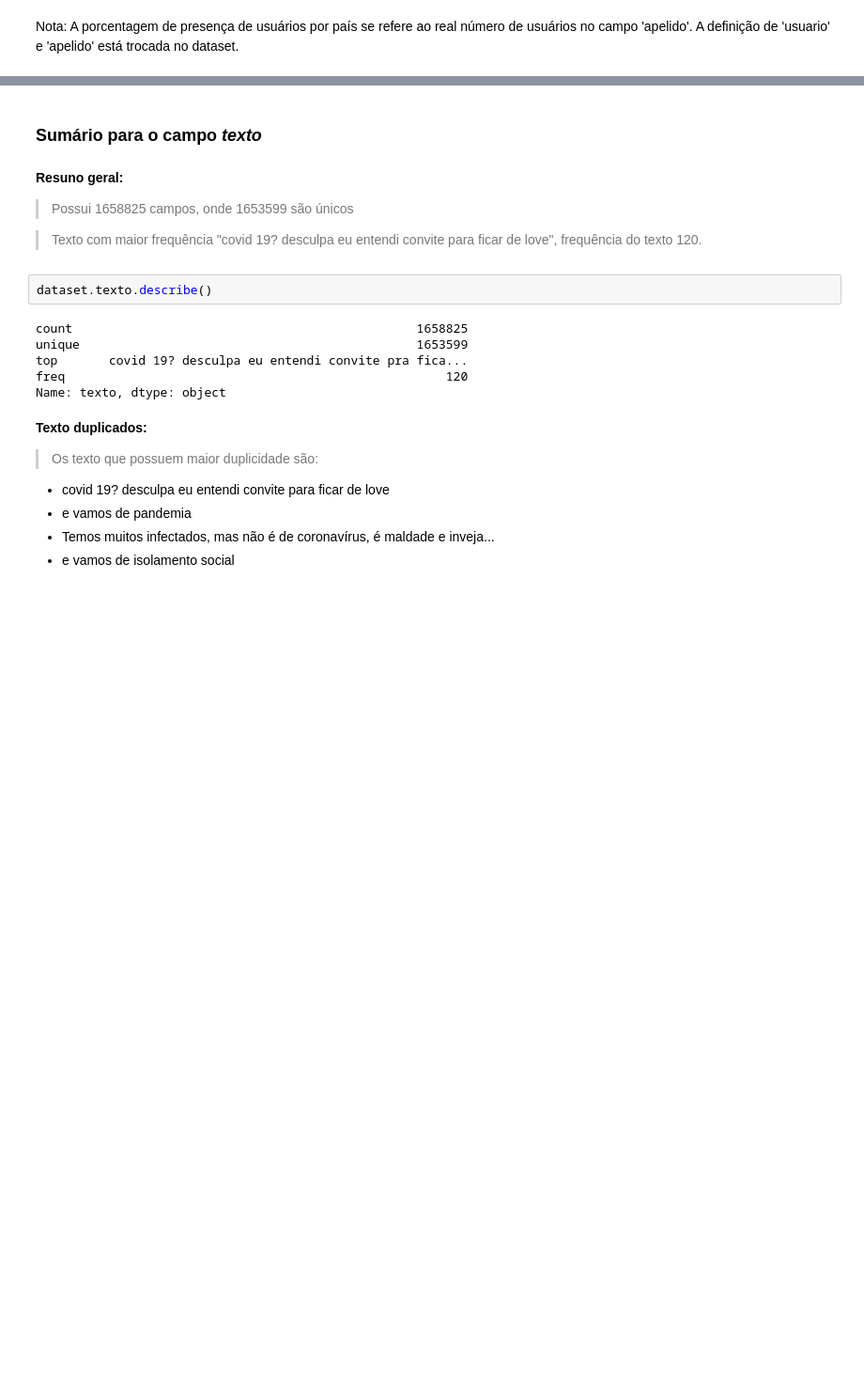
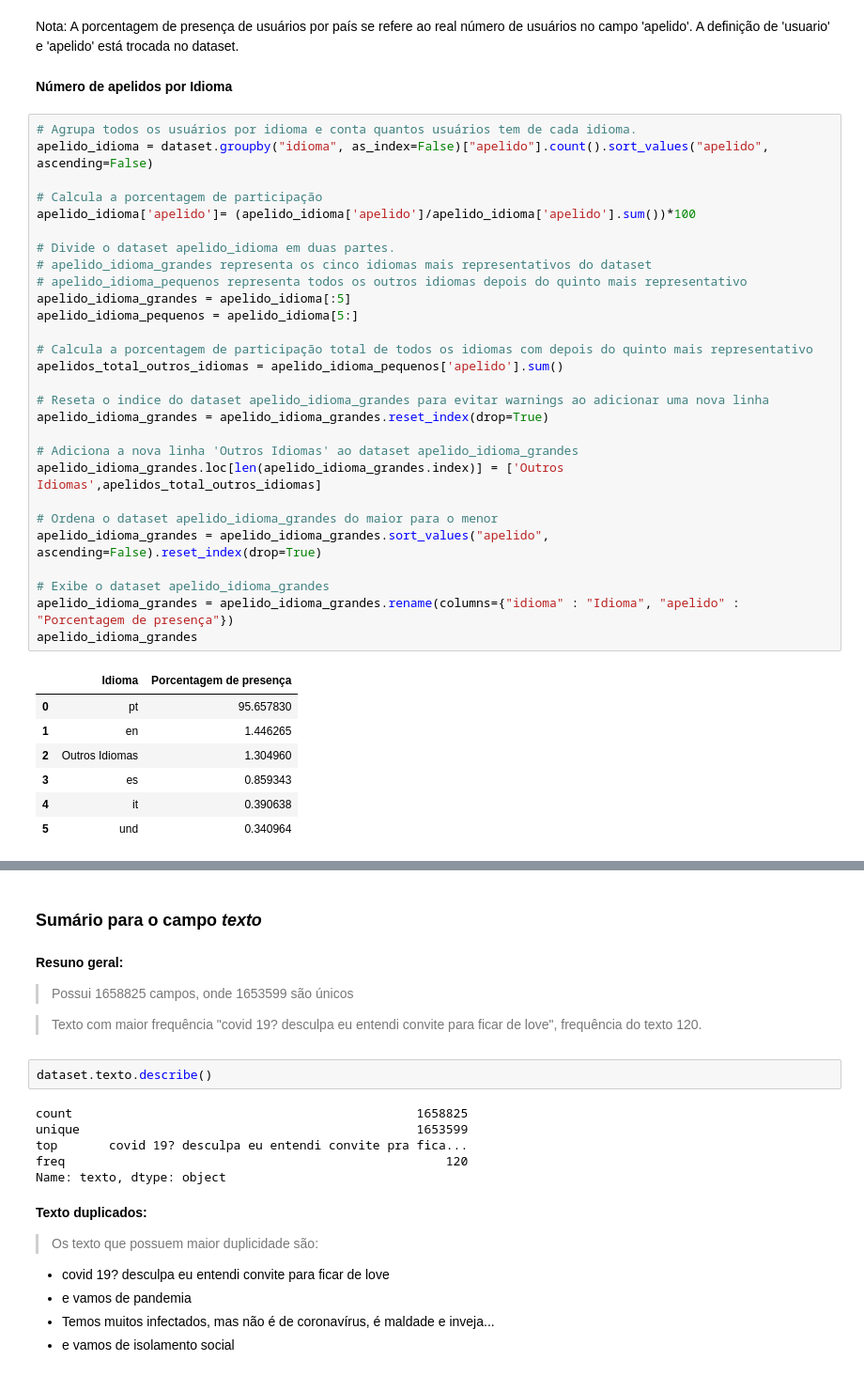
Before and after one commit to ednux/data-science-twitters-covid, a Jupyter notebook: main.ipynb, the cells around one changed output, grey strips where cells are left out. Shown: that part at 94% size. Saved outputs shown, nothing was run; the diff lists cells and outputs as text; blank space fills up the shorter version.

```diff
--- a/main.ipynb
+++ b/main.ipynb
@@ -220,2 +220,40 @@ sns.despine(left=True, bottom=True)
 # %% [markdown]
 Nota: A porcentagem de presença de usuários por país se refere ao real número de usuários no campo 'apelido'. A definição de 'usuario' e 'apelido' está trocada no dataset.
+# %% [markdown]
+**Número de apelidos por Idioma**
+# %%
+# Agrupa todos os usuários por idioma e conta quantos usuários tem de cada idioma.
+apelido_idioma = dataset.groupby("idioma", as_index=False)["apelido"].count().sort_values("apelido", ascending=False)
+
+# Calcula a porcentagem de participação
+apelido_idioma['apelido']= (apelido_idioma['apelido']/apelido_idioma['apelido'].sum())*100
+
+# Divide o dataset apelido_idioma em duas partes.
+# apelido_idioma_grandes representa os cinco idiomas mais representativos do dataset
+# apelido_idioma_pequenos representa todos os outros idiomas depois do quinto mais representativo
+apelido_idioma_grandes = apelido_idioma[:5]
+apelido_idioma_pequenos = apelido_idioma[5:]
+
+# Calcula a porcentagem de participação total de todos os idiomas com depois do quinto mais representativo
+apelidos_total_outros_idiomas = apelido_idioma_pequenos['apelido'].sum()
+
+# Reseta o indice do dataset apelido_idioma_grandes para evitar warnings ao adicionar uma nova linha
+apelido_idioma_grandes = apelido_idioma_grandes.reset_index(drop=True)
+
+# Adiciona a nova linha 'Outros Idiomas' ao dataset apelido_idioma_grandes
+apelido_idioma_grandes.loc[len(apelido_idioma_grandes.index)] = ['Outros Idiomas',apelidos_total_outros_idiomas]
+
+# Ordena o dataset apelido_idioma_grandes do maior para o menor
+apelido_idioma_grandes = apelido_idioma_grandes.sort_values("apelido", ascending=False).reset_index(drop=True)
+
+# Exibe o dataset apelido_idioma_grandes
+apelido_idioma_grandes = apelido_idioma_grandes.rename(columns={"idioma" : "Idioma", "apelido" : "Porcentagem de presença"})
+apelido_idioma_grandes
+# %% [output]
+|  | Idioma | Porcentagem de presença |
+| 0 | pt | 95.657830 |
+| 1 | en | 1.446265 |
+| 2 | Outros Idiomas | 1.304960 |
+| 3 | es | 0.859343 |
+| 4 | it | 0.390638 |
+| 5 | und | 0.340964 |
```
Also changed, not shown: parts of 4 cells of this notebook.
